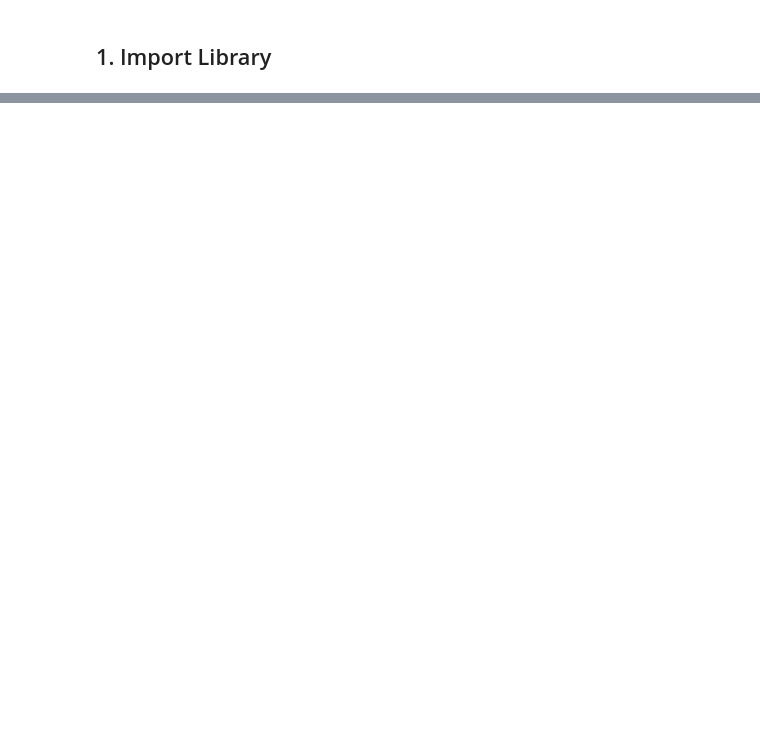
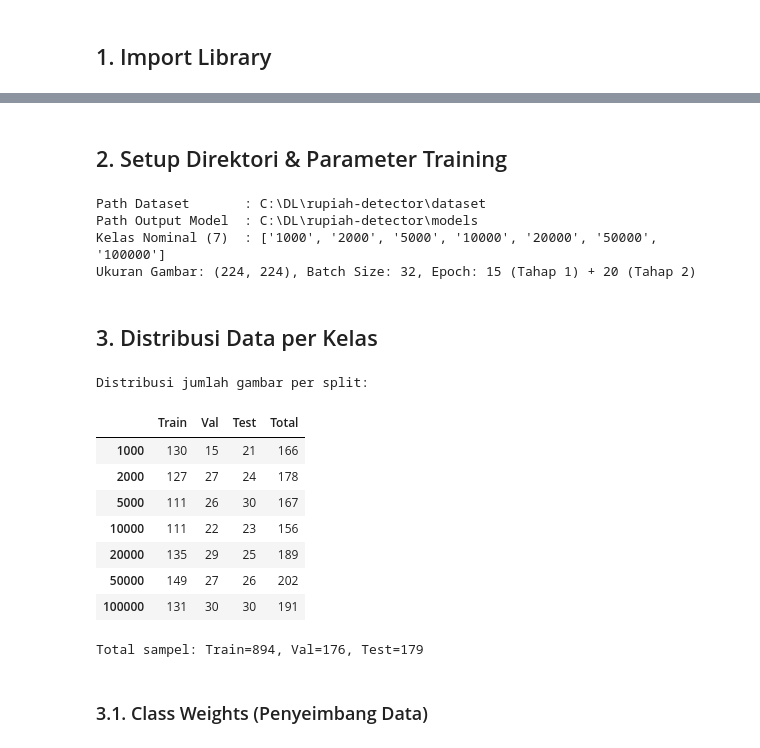
Before and after one commit to vikaandinii/pembaca-nominal-uang-rupiah, a Jupyter notebook: notebooks/mobilenetv2_training.ipynb, the cells around one changed output, grey strips where cells are left out. Cells and saved outputs as stored; diff of their text form; code cells hidden in the pictures; blank space fills up the shorter version.

```diff
--- a/notebooks/mobilenetv2_training.ipynb
+++ b/notebooks/mobilenetv2_training.ipynb
@@ -273,0 +34,68 @@ print('Model final siap dipakai API:', api_model_path)
+# %% [markdown]
+## 2. Setup Direktori & Parameter Training
+# %%
+# Path direktori dataset dan penyimpanan model lokal
+DATASET_BASE = r'C:\DL\rupiah-detector\dataset'
+TRAIN_DIR    = os.path.join(DATASET_BASE, 'train')
+VAL_DIR      = os.path.join(DATASET_BASE, 'val')
+TEST_DIR     = os.path.join(DATASET_BASE, 'test')
+
+MODEL_DIR    = r'C:\DL\rupiah-detector\models'
+os.makedirs(MODEL_DIR, exist_ok=True)
+
+MODEL_SAVE_PATH    = os.path.join(MODEL_DIR, 'mobilenetv2_frozen.keras')
+FINETUNE_SAVE_PATH = os.path.join(MODEL_DIR, 'mobilenetv2_finetuned.keras')
+FINAL_MODEL_PATH   = os.path.join(MODEL_DIR, 'mobilenetv2_rupiah.keras')
+
+# Parameter Training
+IMG_SIZE        = (224, 224)
+BATCH_SIZE      = 32
+EPOCHS_FROZEN   = 15
+EPOCHS_FINETUNE = 20
+LR_FROZEN       = 1e-3
+LR_FINETUNE     = 3e-5
+NUM_CLASSES     = 7
+CLASSES         = ['1000', '2000', '5000', '10000', '20000', '50000', '100000']
+SEED            = 42
+
+print('Path Dataset       :', DATASET_BASE)
+print('Path Output Model  :', MODEL_DIR)
+print('Kelas Nominal (7)  :', CLASSES)
+print(f'Ukuran Gambar: {IMG_SIZE}, Batch Size: {BATCH_SIZE}, Epoch: {EPOCHS_FROZEN} (Tahap 1) + {EPOCHS_FINETUNE} (Tahap 2)')
+# %% [output]
+Path Dataset       : C:\DL\rupiah-detector\dataset
+Path Output Model  : C:\DL\rupiah-detector\models
+Kelas Nominal (7)  : ['1000', '2000', '5000', '10000', '20000', '50000', '100000']
+Ukuran Gambar: (224, 224), Batch Size: 32, Epoch: 15 (Tahap 1) + 20 (Tahap 2)
+# %% [markdown]
+## 3. Distribusi Data per Kelas
+# %%
+def count_images(split_dir):
+    counts = {}
+    for cls in CLASSES:
+        cls_path = os.path.join(split_dir, cls)
+        counts[cls] = len(list(pathlib.Path(cls_path).glob('*.jpg'))) if os.path.isdir(cls_path) else 0
+    return counts
+
+train_counts = count_images(TRAIN_DIR)
+val_counts   = count_images(VAL_DIR)
+test_counts  = count_images(TEST_DIR)
+
+df_summary = pd.DataFrame({'Train': train_counts, 'Val': val_counts, 'Test': test_counts})
+df_summary['Total'] = df_summary.sum(axis=1)
+print('Distribusi jumlah gambar per split:')
+display(df_summary)
+print(f'Total sampel: Train={df_summary["Train"].sum()}, Val={df_summary["Val"].sum()}, Test={df_summary["Test"].sum()}')
+# %% [output]
+Distribusi jumlah gambar per split:
+|  | Train | Val | Test | Total |
+| 1000 | 130 | 15 | 21 | 166 |
+| 2000 | 127 | 27 | 24 | 178 |
+| 5000 | 111 | 26 | 30 | 167 |
+| 10000 | 111 | 22 | 23 | 156 |
+| 20000 | 135 | 29 | 25 | 189 |
+| 50000 | 149 | 27 | 26 | 202 |
+| 100000 | 131 | 30 | 30 | 191 |
+Total sampel: Train=894, Val=176, Test=179
+# %% [markdown]
+### 3.1. Class Weights (Penyeimbang Data)
```
Also changed, not shown: parts of 59 cells of this notebook, 1 other file.
